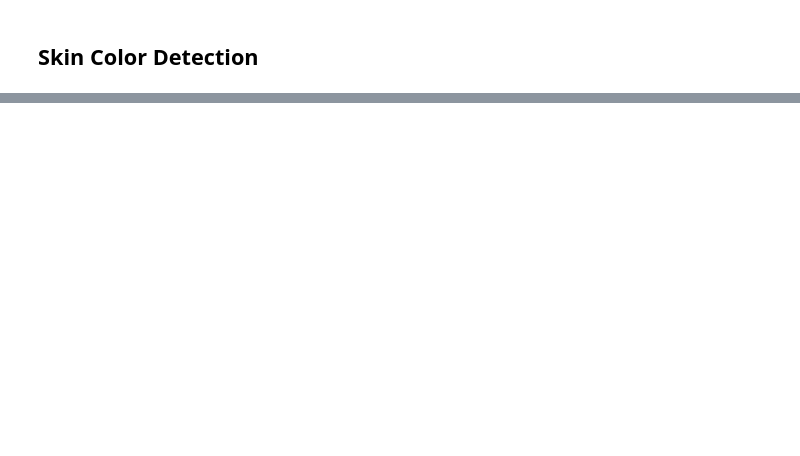
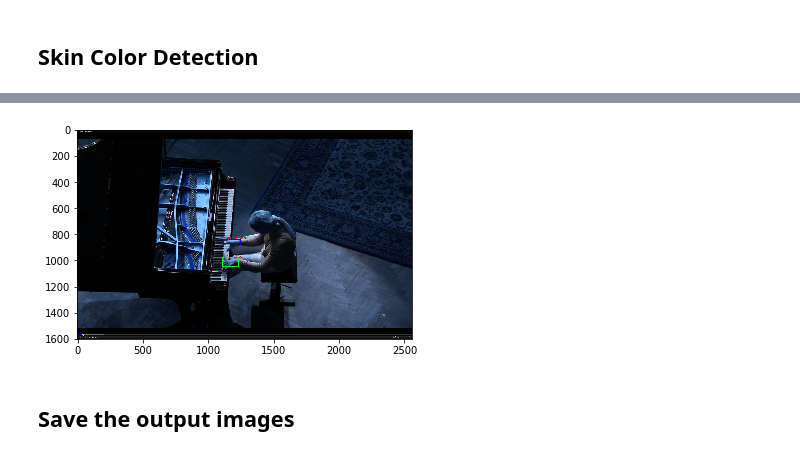
Before and after one commit to j2nelson/HW4-CS585, a Jupyter notebook: HW4_P1.ipynb, the cells around one changed output, grey strips where cells are left out. Drawn from its saved outputs; the diff is of its cells as text; code cells hidden in the pictures; blank space fills up the shorter version.

```diff
--- a/HW4_P1.ipynb
+++ b/HW4_P1.ipynb
@@ -146,0 +190,7 @@ plt.show()
+# %%
+plt.imshow(data_frames[0])
+plt.show()
+# %% [output]
+[figure, added]
+# %% [markdown]
+## Save the output images
```
Also changed, not shown: parts of 16 cells of this notebook, 19 other files.
